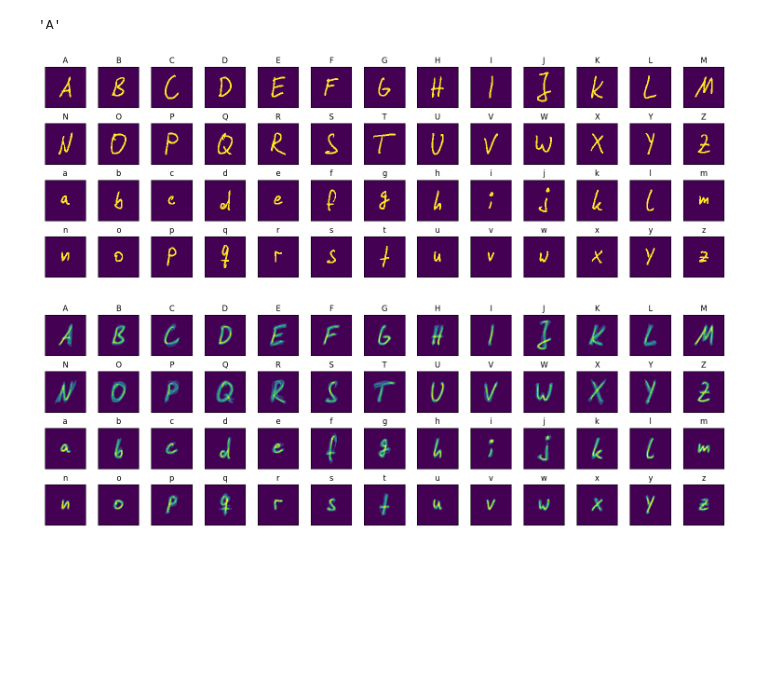
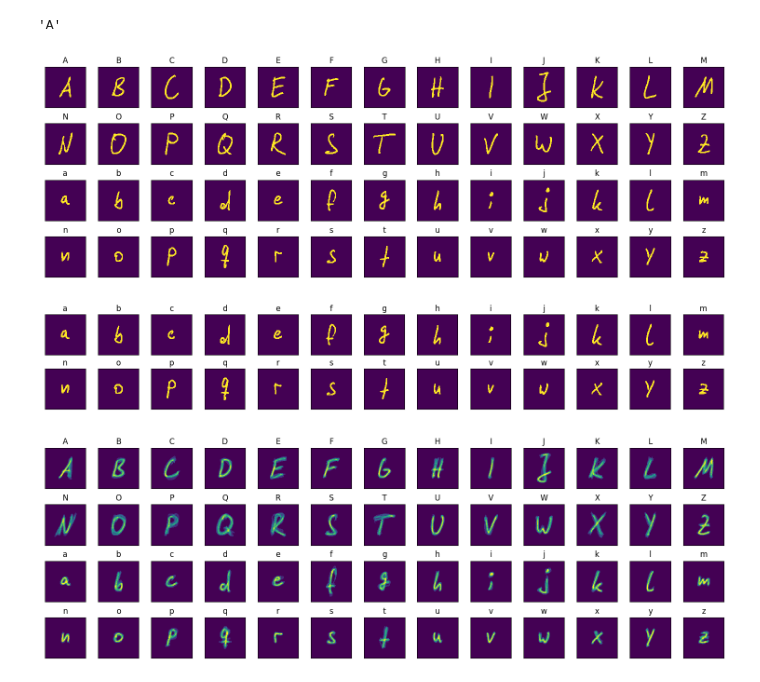
Before and after one commit to HTW-Project-Group/handwriting-recognition, a Jupyter notebook: handwriting-recognition.ipynb, the cells around one changed output. Drawn from its saved outputs; the diff is of its cells as text; code cells hidden in the pictures; blank space fills up the shorter version.

```diff
--- a/handwriting-recognition.ipynb
+++ b/handwriting-recognition.ipynb
@@ -106,14 +107,24 @@ test_data = prepare_data(test_data)
 # %%
 fig, axs = plt.subplots(nrows=4, ncols=13, figsize=(15, 5), subplot_kw={'xticks': [], 'yticks': []})
 plot_data = image_data[0]
 for ax, (x, l) in zip(axs.flat, plot_data):
     ax.imshow(x, interpolation='nearest')
     ax.set_title(l)
 
 plt.tight_layout()
 plt.show()
+
+fig, axs = plt.subplots(nrows=2, ncols=13, figsize=(15, 2.5), subplot_kw={'xticks': [], 'yticks': []})
+plot_data = only_small_letter_image_data[0]
+for ax, (x, l) in zip(axs.flat, plot_data):
+    ax.imshow(x, interpolation='nearest')
+    ax.set_title(l)
+
+plt.tight_layout()
+plt.show()
 # %% [output]
 [figure]
+[figure, added]
 # %%
 def img_avg(imgs):
     M, _ = imgs[0][0]
```
Also changed, not shown: parts of 6 cells of this notebook.
